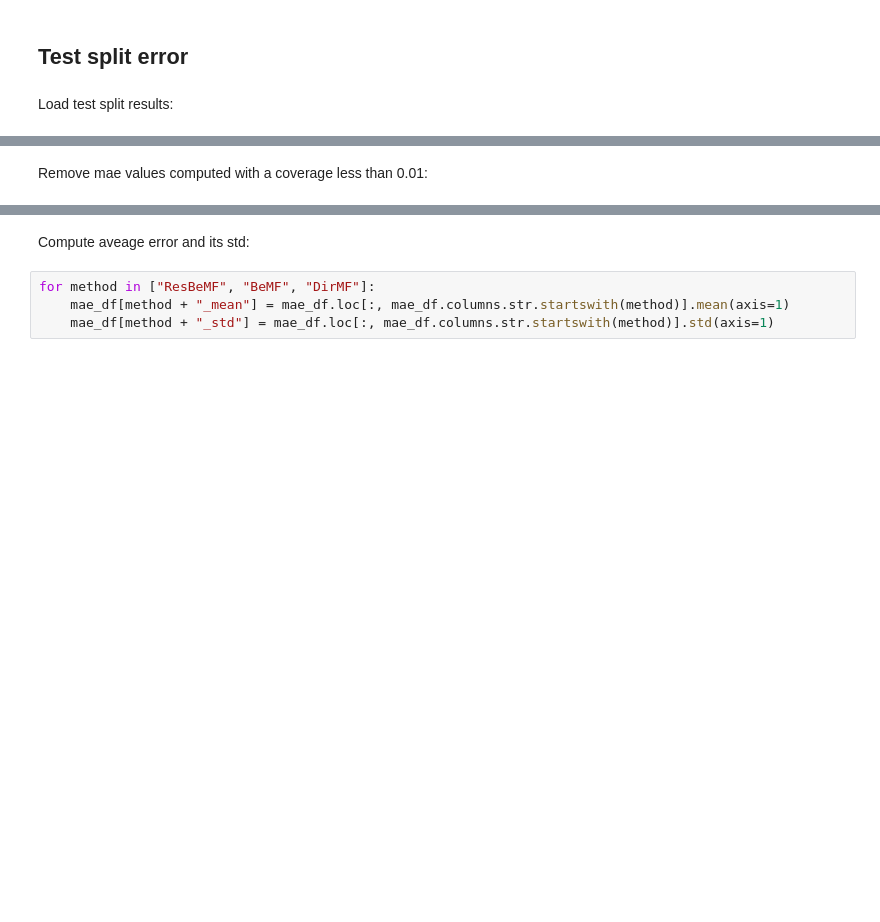
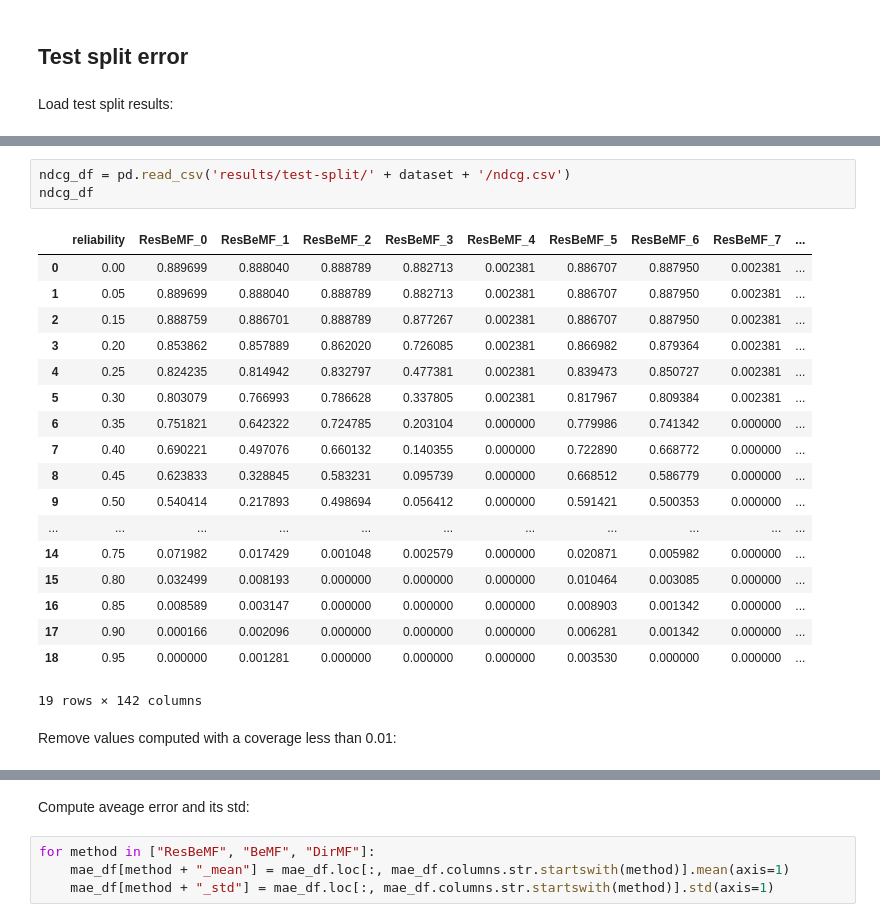
Before and after one commit to KNODIS-Research-Group/resbemf, a Jupyter notebook: figs generator.ipynb, the cells around one changed output, grey strips where cells are left out. Drawn from its saved outputs; the diff is of its cells as text; blank space fills up the shorter version.

```diff
--- a/figs generator.ipynb
+++ b/figs generator.ipynb
@@ -102,3 +168,25 @@ coverage_df
+# %%
+ndcg_df = pd.read_csv('results/test-split/' + dataset + '/ndcg.csv')
+ndcg_df
+# %% [output]
+|  | reliability | ResBeMF_0 | ResBeMF_1 | ResBeMF_2 | ResBeMF_3 | ResBeMF_4 | ResBeMF_5 | ResBeMF_6 | ResBeMF_7 | ... |
+| 0 | 0.00 | 0.889699 | 0.888040 | 0.888789 | 0.882713 | 0.002381 | 0.886707 | 0.887950 | 0.002381 | ... |
+| 1 | 0.05 | 0.889699 | 0.888040 | 0.888789 | 0.882713 | 0.002381 | 0.886707 | 0.887950 | 0.002381 | ... |
+| 2 | 0.15 | 0.888759 | 0.886701 | 0.888789 | 0.877267 | 0.002381 | 0.886707 | 0.887950 | 0.002381 | ... |
+| 3 | 0.20 | 0.853862 | 0.857889 | 0.862020 | 0.726085 | 0.002381 | 0.866982 | 0.879364 | 0.002381 | ... |
+| 4 | 0.25 | 0.824235 | 0.814942 | 0.832797 | 0.477381 | 0.002381 | 0.839473 | 0.850727 | 0.002381 | ... |
+| 5 | 0.30 | 0.803079 | 0.766993 | 0.786628 | 0.337805 | 0.002381 | 0.817967 | 0.809384 | 0.002381 | ... |
+| 6 | 0.35 | 0.751821 | 0.642322 | 0.724785 | 0.203104 | 0.000000 | 0.779986 | 0.741342 | 0.000000 | ... |
+| 7 | 0.40 | 0.690221 | 0.497076 | 0.660132 | 0.140355 | 0.000000 | 0.722890 | 0.668772 | 0.000000 | ... |
+| 8 | 0.45 | 0.623833 | 0.328845 | 0.583231 | 0.095739 | 0.000000 | 0.668512 | 0.586779 | 0.000000 | ... |
+| 9 | 0.50 | 0.540414 | 0.217893 | 0.498694 | 0.056412 | 0.000000 | 0.591421 | 0.500353 | 0.000000 | ... |
+| ... | ... | ... | ... | ... | ... | ... | ... | ... | ... | ... |
+| 14 | 0.75 | 0.071982 | 0.017429 | 0.001048 | 0.002579 | 0.000000 | 0.020871 | 0.005982 | 0.000000 | ... |
+| 15 | 0.80 | 0.032499 | 0.008193 | 0.000000 | 0.000000 | 0.000000 | 0.010464 | 0.003085 | 0.000000 | ... |
+| 16 | 0.85 | 0.008589 | 0.003147 | 0.000000 | 0.000000 | 0.000000 | 0.008903 | 0.001342 | 0.000000 | ... |
+| 17 | 0.90 | 0.000166 | 0.002096 | 0.000000 | 0.000000 | 0.000000 | 0.006281 | 0.001342 | 0.000000 | ... |
+| 18 | 0.95 | 0.000000 | 0.001281 | 0.000000 | 0.000000 | 0.000000 | 0.003530 | 0.000000 | 0.000000 | ... |
+19 rows × 142 columns
 # %% [markdown]
-Remove mae values computed with a coverage less than 0.01:
+Remove values computed with a coverage less than 0.01:
 # %%
```
Also changed, not shown: parts of 12 cells of this notebook, 25 other files.
